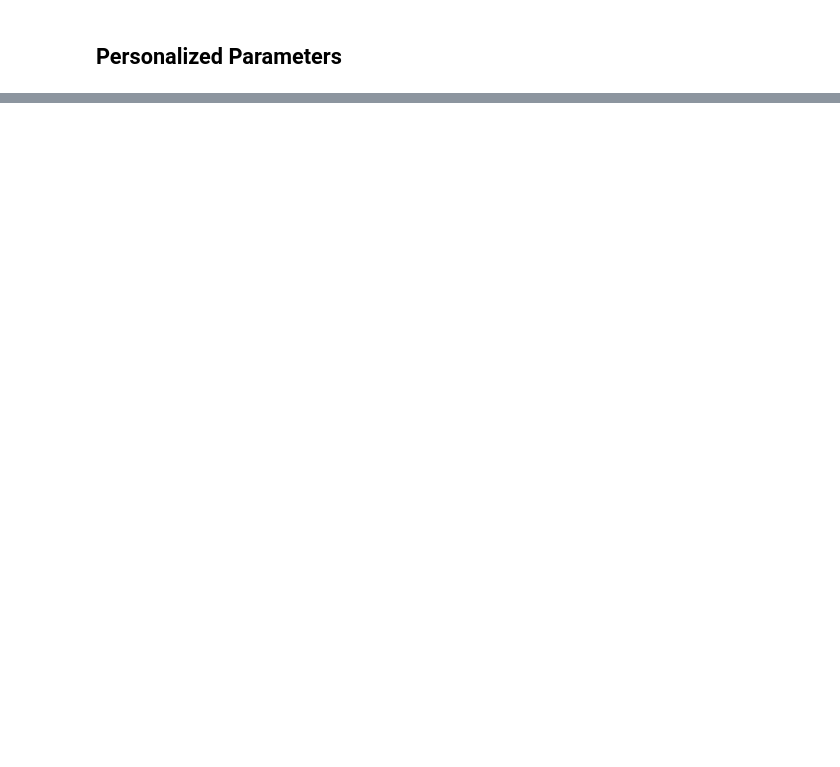
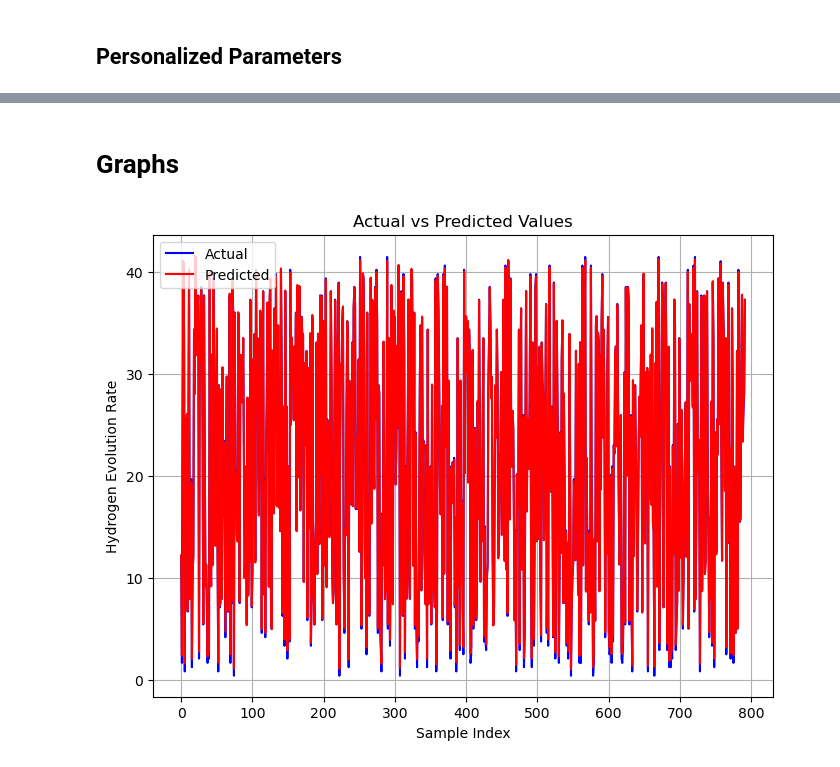
Before and after one commit to kinjal-mitra/AlkalineElectrolyser, a Jupyter notebook: AutoEncoderModel_Notebook.ipynb, the cells around one changed output, grey strips where cells are left out. Drawn from its saved outputs; the diff is of its cells as text; code cells hidden in the pictures; blank space fills up the shorter version.

Commit message:
Update Notebook with Explanatory Graphs

```diff
--- a/AutoEncoderModel_Notebook.ipynb
+++ b/AutoEncoderModel_Notebook.ipynb
@@ -651,0 +612,35 @@ Final Test MAE: 0.2088, Test R²: 0.9995
+# %% [markdown]
+# Graphs
+# %%
+import matplotlib.pyplot as plt
+import torch
+
+# Get actual vs predicted values from the test set
+actual_values = []
+predicted_values = []
+
+final_model.eval()  # Set model to evaluation mode
+with torch.no_grad():
+    for inputs, targets in test_loader:
+        inputs, targets = inputs.to(device), targets.to(device)
+        outputs = final_model(inputs).squeeze()
+
+        actual_values.extend(targets.cpu().numpy())  # Convert to NumPy
+        predicted_values.extend(outputs.cpu().numpy())
+
+# Plot actual vs predicted values
+plt.figure(figsize=(8, 6))
+plt.plot(actual_values, label='Actual', color='blue')
+plt.plot(predicted_values, label='Predicted',   color='red')
+
+# Labels and title
+plt.xlabel("Sample Index")
+plt.ylabel("Hydrogen Evolution Rate")
+plt.title("Actual vs Predicted Values")
+plt.legend()
+plt.grid(True)
+
+# Show the plot
+plt.show()
+# %% [output]
+[figure, added]
```
Also changed, not shown: parts of 28 cells of this notebook.
